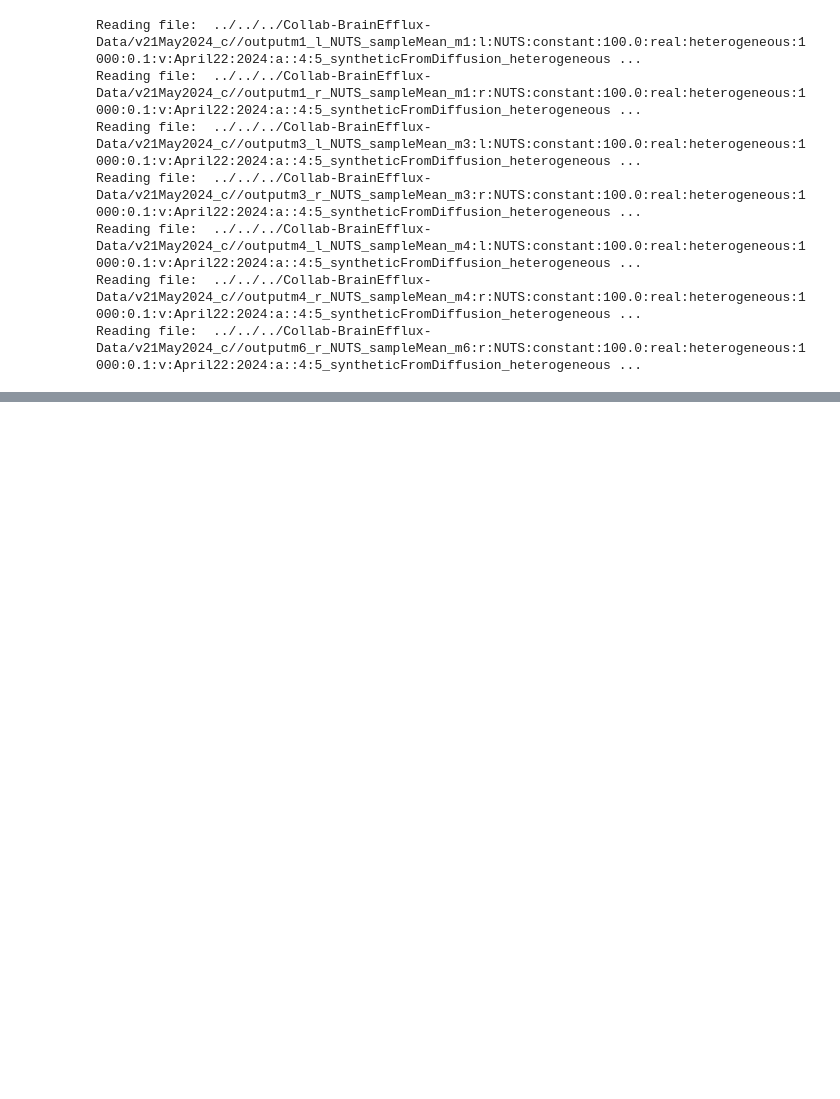
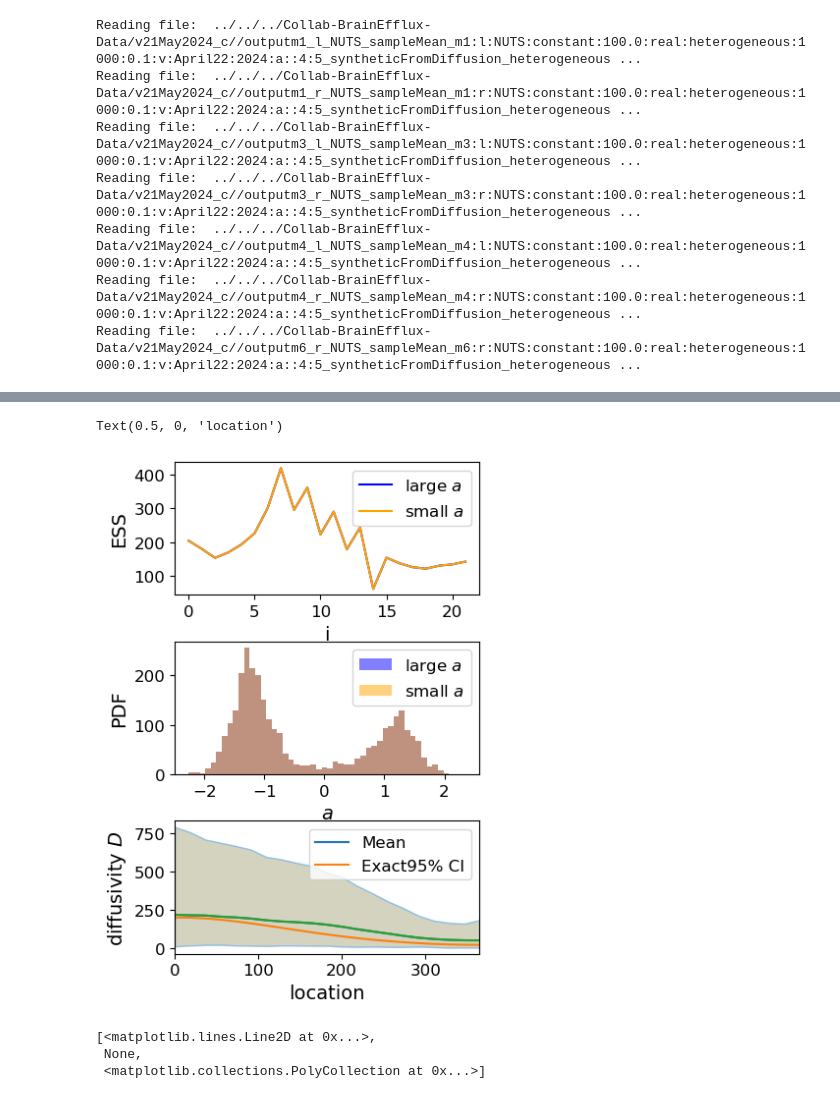
Before and after one commit to CUQI-DTU/Paper-Cochlear, a Jupyter notebook: code/ear_aqueducts/UQIPI24_presentation.ipynb, the cells around one changed output, grey strips where cells are left out. Saved outputs shown, nothing was run; the diff lists cells and outputs as text; code cells hidden in the pictures; blank space fills up the shorter version.

```diff
--- a/code/ear_aqueducts/UQIPI24_presentation.ipynb
+++ b/code/ear_aqueducts/UQIPI24_presentation.ipynb
@@ -255,0 +378,19 @@ avg ess: 233.43239896647273
+# %%
+# extract the samples and exact values, etc
+samples_list = []
+exact_list = []
+locations_list = []
+ess_list = []
+data_list = []
+mean_recon_data_list = []
+times_list = []
+exact_data_list = []
+for data_dict in v14septCASynthAdvDiff_dict_list:
+    samples_list.append(data_dict['samples'])
+    ess_list.append(samples_list[-1].compute_ess())
+    exact_list.append(data_dict['exact'])
+    locations_list.append(data_dict['locations'])
+    data_list.append(data_dict['data'])
+    mean_recon_data_list.append(data_dict['mean_recon_data'])
+    times_list.append(data_dict['times'])
+    exact_data_list.append(data_dict['exact_data'])
@@ -255,0 +499,50 @@ avg ess: 233.43239896647273
+# %%
+# Generate a figure with 3 rows and 1 column, top row is ESS for both cases, second row is PDF for both cases, diffusivity CI for both cases
+
+fig, axs = plt.subplots(3, 1, figsize=(4, 6.5), gridspec_kw={'hspace':0.35})
+
+# plot ESS
+plt.sca(axs[0])
+plt.plot(ess_list[0], label='large $a$', color='blue')
+plt.plot(ess_list[1], label='small $a$', color='orange')
+plt.ylabel('ESS')
+plt.xlabel('i')
+plt.legend()
+
+# plot PDF
+plt.sca(axs[1])
+plt.hist(samples_list[0].samples[-1,:].flatten(), bins=50, alpha=0.5, label='large $a$', color='blue')
+plt.hist(samples_list[1].samples[-1,:].flatten(), bins=50, alpha=0.5, label='small $a$', color='orange')
+
+# annotate the mean
+#plt.axvline(x=samples_list[0].samples[-1,:].mean(),
+#             color='blue', linestyle='--')
+#plt.axvline(x=samples_list[1].samples[-1,:].mean(),
+#            color='orange', linestyle='--')
+plt.ylabel('PDF')
+plt.xlabel('advection speed $a$')
+plt.xlabel('$a$')
+plt.legend()
+
+# plot diffusivity CI
+plt.sca(axs[2])
+
+print("WARNING L MIGHT NOT BE ACCURATE")
+# PDE and coefficients grids
+factor_L = 1.2
+L = locations_list[0][-1]*factor_L
+coarsening_factor = 5
+n_grid_c = 20
+
+
+grid, grid_c, grid_c_fine, h, n_grid = build_grids(L, coarsening_factor, n_grid_c)
+grid_c_geom = cuqi.geometry.MappedGeometry( cuqi.geometry.Continuous1D(grid_c), samples_list[0].geometry.map)
+exact_new = cuqi.array.CUQIarray(exact_list[0].to_numpy()[:-1], geometry= grid_c_geom)
+fig_ifo = cuqi.samples.Samples(samples_list[0].samples[:-1,:], geometry=grid_c_geom).plot_ci(exact=exact_new)
+fig_ifo2 = cuqi.samples.Samples(samples_list[1].samples[:-1,:], geometry=grid_c_geom).plot_ci(plot_envelope_kwargs={'facecolor': 'orange'})
+plt.xlim(0, L)
+
+plt.legend(fig_ifo, ['Mean', 'Exact' '95% CI'])
+plt.ylabel('diffusivity $D$')
+plt.xlabel('location')
+# %% [output]
@@ -255,0 +550,9 @@ avg ess: 233.43239896647273
+Text(0.5, 0, 'location')
+[figure, added]
+# %%
+
+fig_ifo
+# %% [output]
+[<matplotlib.lines.Line2D at 0x...>,
+ None,
+ <matplotlib.collections.PolyCollection at 0x...>]
```
Also changed, not shown: parts of 17 cells of this notebook.
